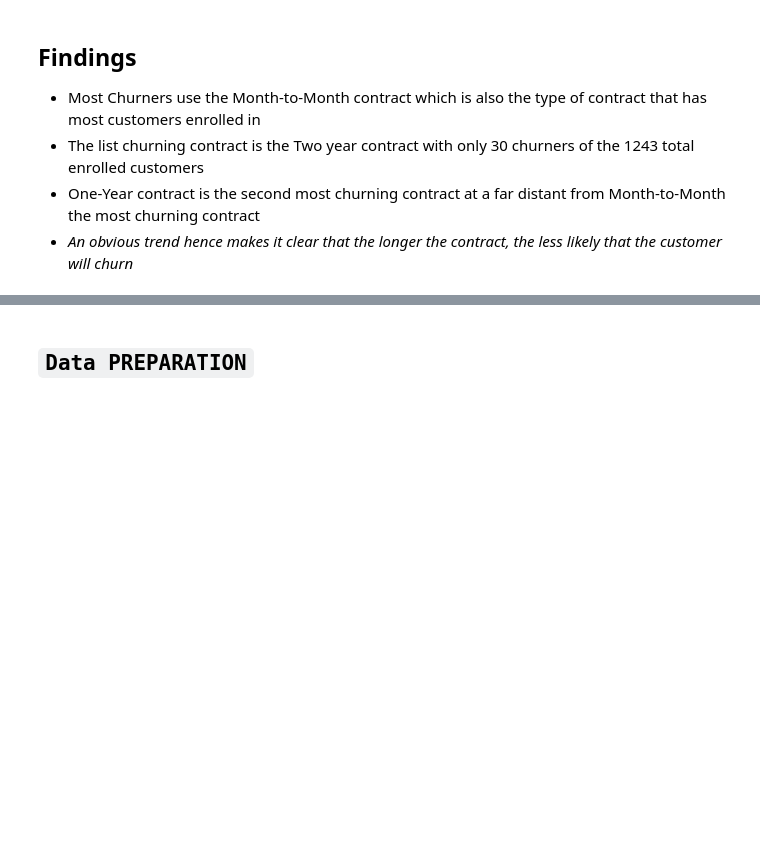
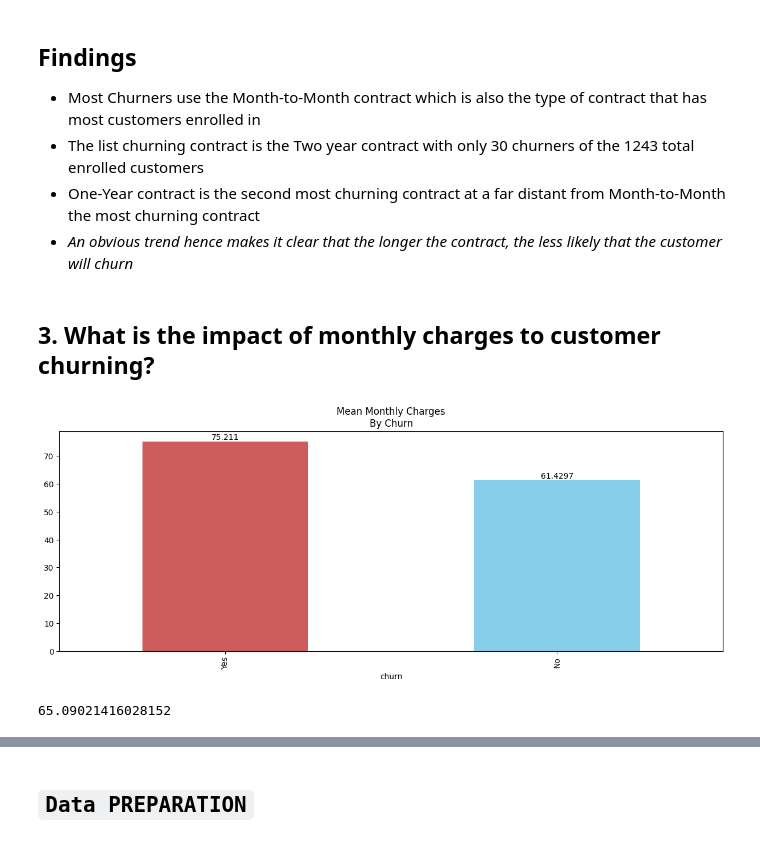
Before and after one commit to murithidenisgitobu/Vodafone_Corporation_Customer_Churn_Prediction, a Jupyter notebook: Customer_Churn_Prediction_Notebook.ipynb, the cells around one changed output, grey strips where cells are left out. Cells and saved outputs as stored; diff of their text form; code cells hidden in the pictures; blank space fills up the shorter version.

```diff
--- a/Customer_Churn_Prediction_Notebook.ipynb
+++ b/Customer_Churn_Prediction_Notebook.ipynb
@@ -554,3 +554,20 @@ plt.show()
 - The list churning contract is the Two year contract with only 30 churners of the 1243 total enrolled customers
 - One-Year contract is the second most churning contract at a far distant from Month-to-Month the most churning contract
 - *An obvious trend hence makes it clear that the longer the contract, the less likely that the customer will churn*
+# %% [markdown]
+## 3. What is the impact of monthly charges to customer churning?
+# %%
+# Barplots to show how monthly charges influence churning
+plt.figure(figsize=(15,5))
+ax=train_data.groupby('churn')['monthlycharges'].mean().sort_values(ascending=False).plot(kind='bar', color=['indianred','skyblue' ],)
+for i in ax.containers:
+    plt.bar_label(i,)
+plt.title('Mean Monthly Charges\nBy Churn')
+plt.show()
+# %% [output]
+[figure, added]
+# %%
+# check the average monthly charges
+train_data['monthlycharges'].mean()
+# %% [output]
+65.09021416028152
```
Also changed, not shown: parts of 1 cell of this notebook.
